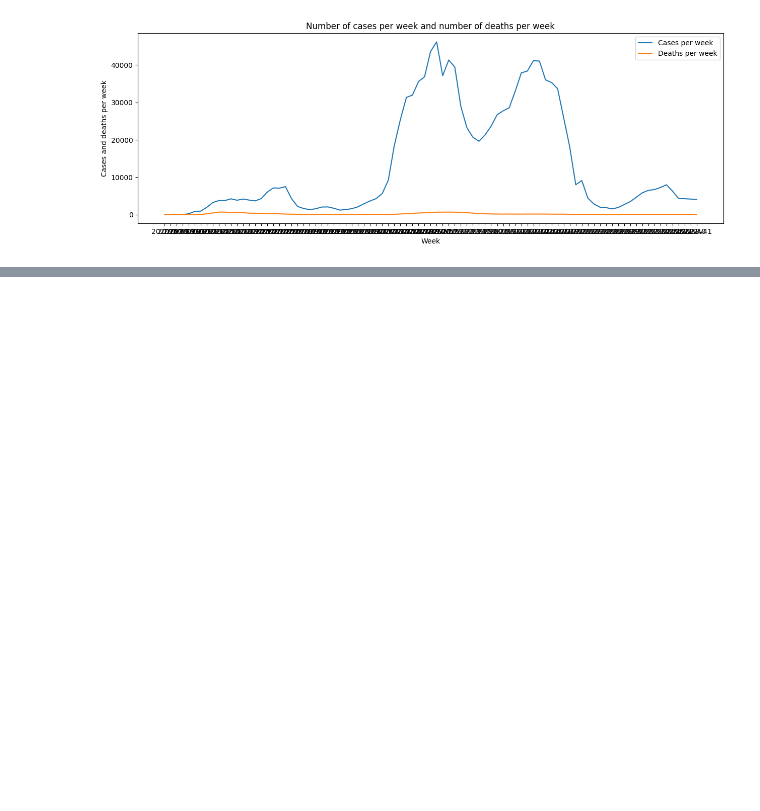
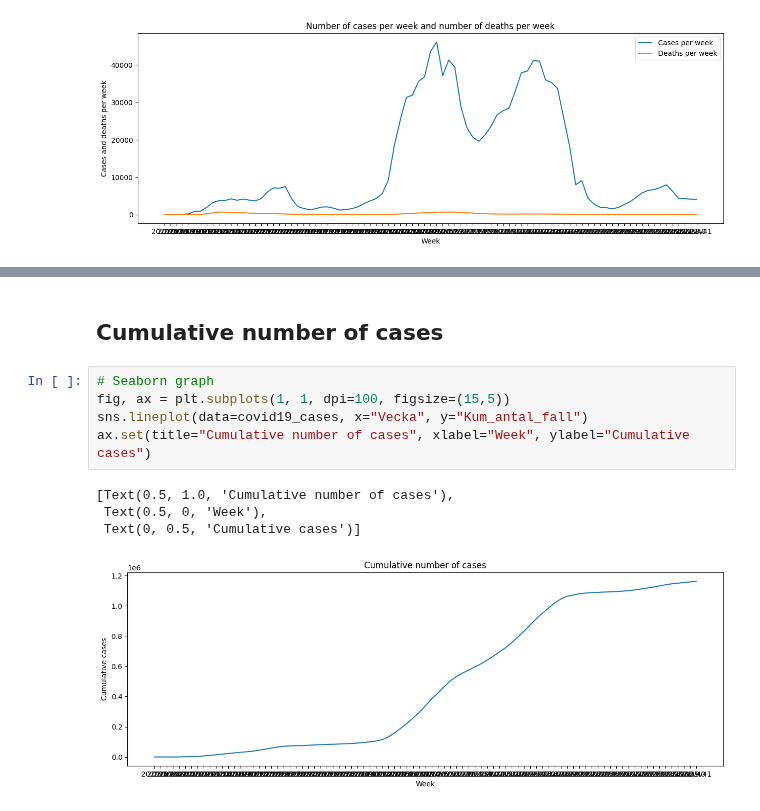
Before and after one commit to FabianAndersson17/Databehandling-Fabian-Andersson, a Jupyter notebook: Labs/Covid-19_Labb1.ipynb, the cells around one changed output, grey strips where cells are left out. Saved outputs shown, nothing was run; the diff lists cells and outputs as text; blank space fills up the shorter version.

Commit message:
Added graphes for cumulative number of cases from 2020v6 to now. Graphs are made in both seaborn and plotly express

```diff
--- a/Labs/Covid-19_Labb1.ipynb
+++ b/Labs/Covid-19_Labb1.ipynb
@@ -164,0 +174,12 @@ ax.set(title="Number of cases per week and number of deaths per week", xlabel="W
+# %% [markdown]
+## Cumulative number of cases
+# %%
+# Seaborn graph
+fig, ax = plt.subplots(1, 1, dpi=100, figsize=(15,5))
+sns.lineplot(data=covid19_cases, x="Vecka", y="Kum_antal_fall")
+ax.set(title="Cumulative number of cases", xlabel="Week", ylabel="Cumulative cases")
+# %% [output]
+[Text(0.5, 1.0, 'Cumulative number of cases'),
+ Text(0.5, 0, 'Week'),
+ Text(0, 0.5, 'Cumulative cases')]
+[figure, added]
```
Also changed, not shown: parts of 2 cells of this notebook.
